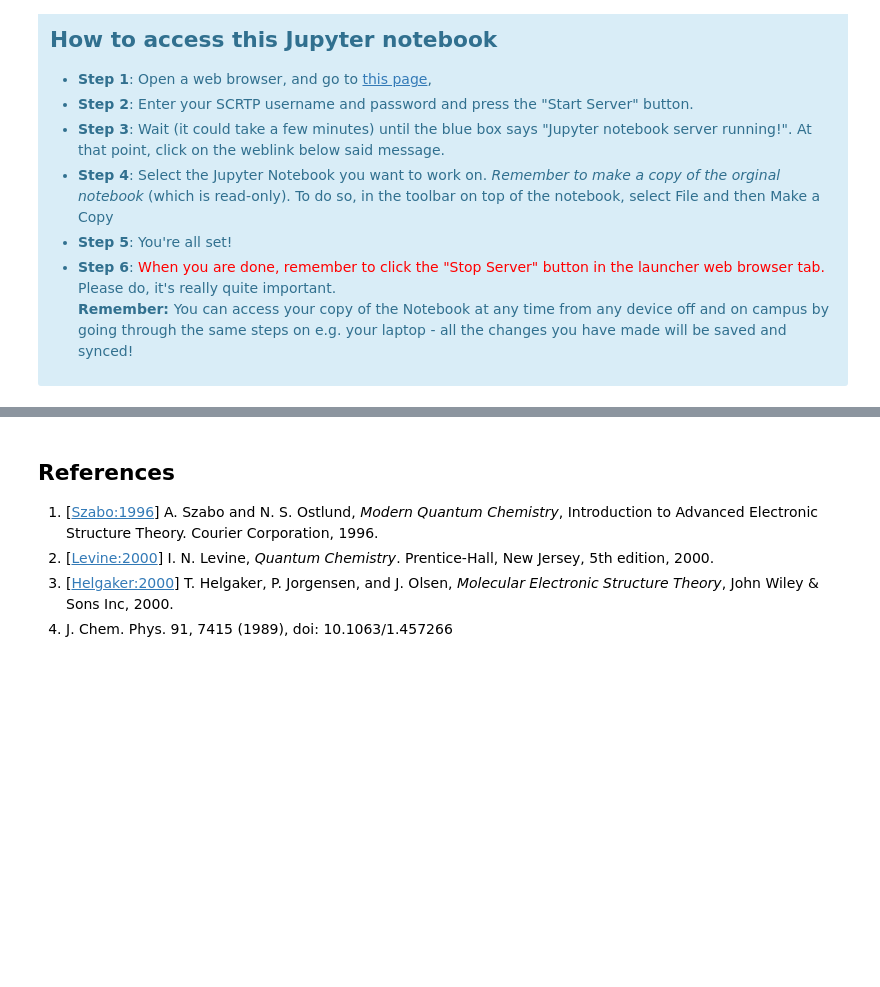
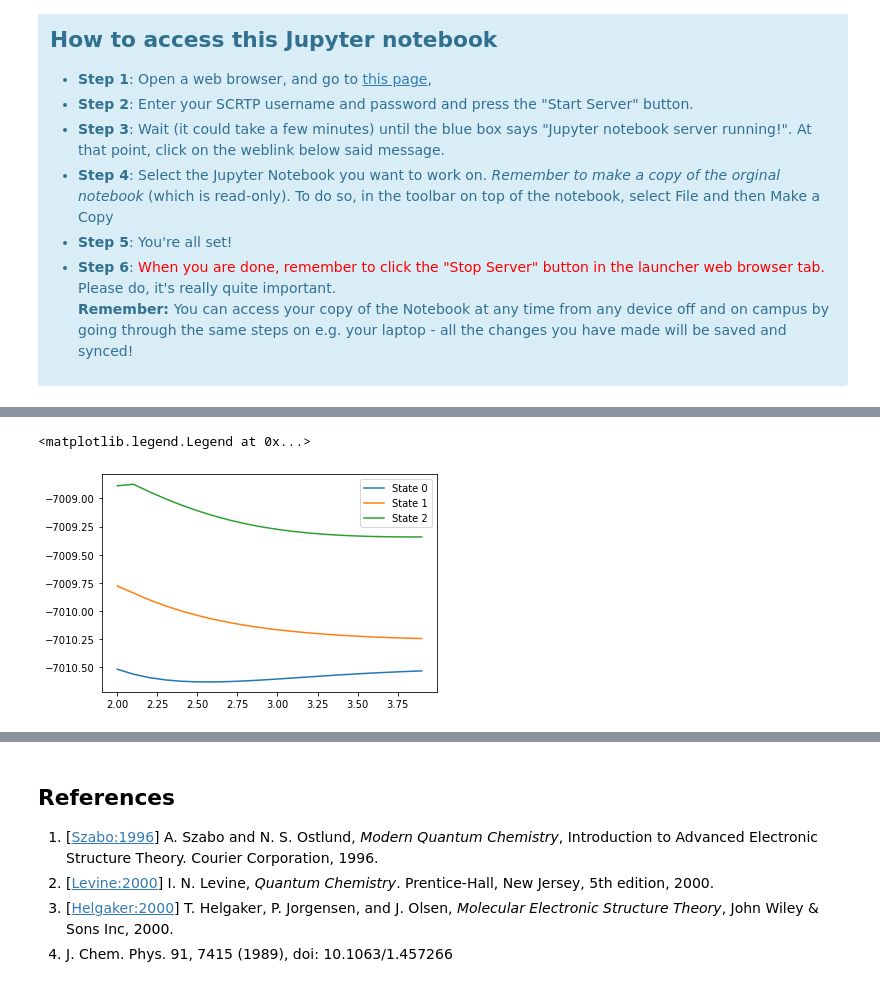
Before and after one commit to maurergroup/PX919, a Jupyter notebook: Workshop2/Tutorial2.ipynb, the cells around one changed output, grey strips where cells are left out. Saved outputs shown, nothing was run; the diff lists cells and outputs as text; code cells hidden in the pictures; blank space fills up the shorter version.

```diff
--- a/Workshop2/Tutorial2.ipynb
+++ b/Workshop2/Tutorial2.ipynb
@@ -18,10 +18,13 @@ import fileinput
 import re
 import glob
 
-def grep(PAT, FILES):
+def grep(PAT, FILES,index):
+    energies=[]
+    fileinput.close()
     for line in fileinput.input(glob.glob(FILES)):
         if re.search(PAT, line):
-            print(fileinput.filename(), fileinput.lineno(), line)
+            energies.append(float(line.split()[index]))
+    return energies
 # %%
 #Import necessary modules
 import numpy as np
@@ -51,0 +78,35 @@ This system has been studied via pump-probe spectroscopy by Ahmed Zewail, who re
+# %%
+#casscf test
+import psi4
+psi4.core.clean_options()
+psi4.set_memory('2 GB');
+n_states = 3
+psi4.set_options({
+    'basis': 'sto-3g',
+    'reference': 'rhf',
+    'scf_type':'pk',
+    'mcscf_algorithm':'ah',
+    'qc_module': 'detci',
+    'nat_orbs': True,
+    'num_roots':n_states,
+    'frozen_docc': [31],
+    'active': [2]
+})
+energies_casscf = np.zeros((nsteps,n_states))
+for step in range(nsteps):
+    geom_input = geom_ase_to_psi4(all_atoms[step], charge=0, multiplicity=1)
+    psi4.core.set_output_file("NaI%i.out"%step)
+
+    #initiate Psi4 molecule object
+    nai = psi4.geometry(geom_input)
+
+    casscf_energy, wfn = psi4.energy('casscf', return_wfn=True)
+    energy = grep("MCSCF Root","NaI%i.out"%step,5)
+    energies_casscf[step]=energy
+# %%
+for i in range(3):
+    plt.plot(all_distances,energies_casscf[:,i],label="State %i"%i)
+plt.legend()
+# %% [output]
+<matplotlib.legend.Legend at 0x...>
+[figure, added]
```
Also changed, not shown: parts of 27 cells of this notebook, 1 other file.
